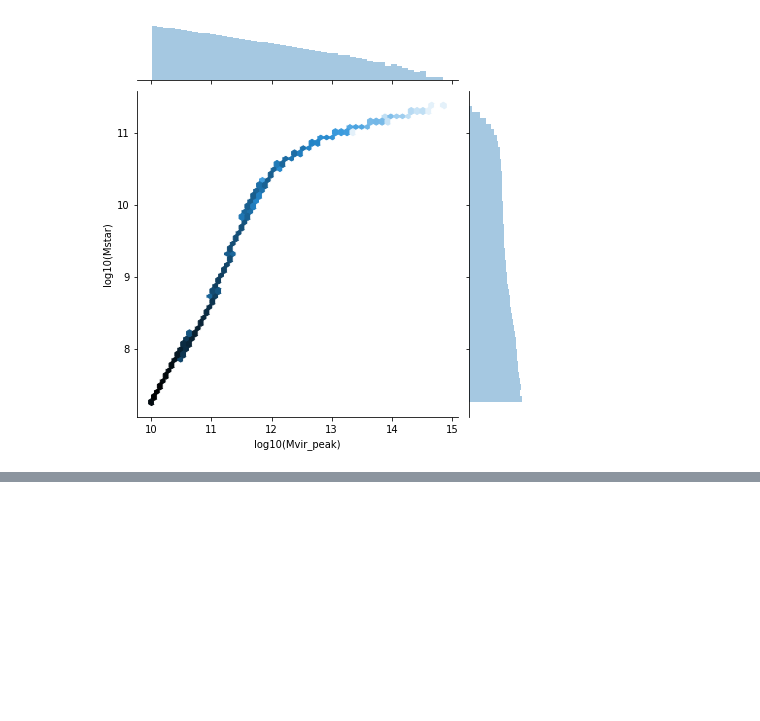
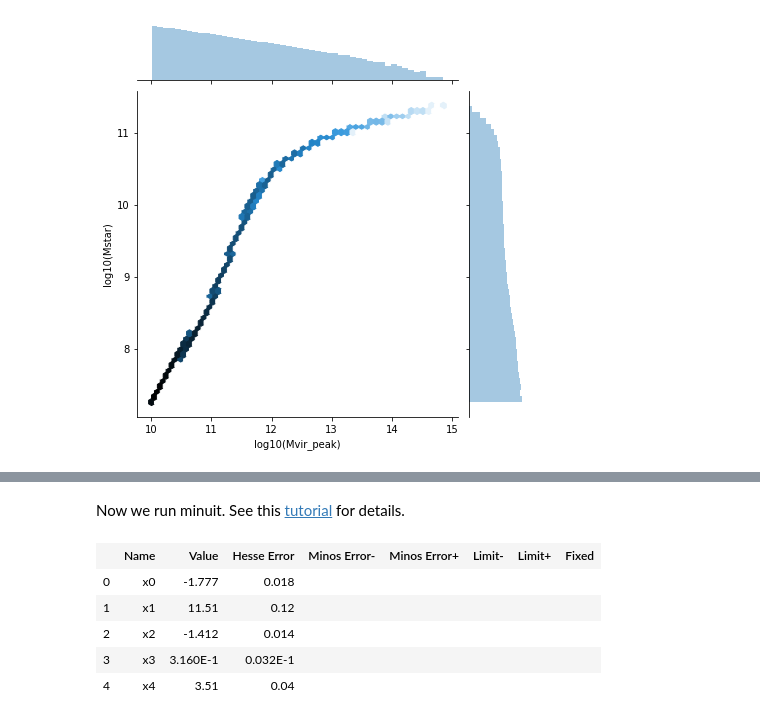
Before and after one commit to ArgonneCPAC/bnlhack19, a Jupyter notebook: notebooks/kernel_hist_end_to_end.ipynb, the cells around one changed output, grey strips where cells are left out. Cells and saved outputs as stored; diff of their text form; code cells hidden in the pictures; blank space fills up the shorter version.

```diff
--- a/notebooks/kernel_hist_end_to_end.ipynb
+++ b/notebooks/kernel_hist_end_to_end.ipynb
@@ -227,0 +303,19 @@ h_err = np.sqrt(h)
+# %% [markdown]
+Now we run minuit. See this [tutorial](https://nbviewer.jupyter.org/github/scikit-hep/iminuit/blob/master/tutorial/basic_tutorial.ipynb) for details.
+# %%
+m = Minuit.from_array_func(
+    data_ll.neglogprob,
+    DEFAULT_PARAMS,
+    error=np.abs(DEFAULT_PARAMS) * 0.01,
+    errordef=0.5,
+    print_level=0,
+    grad=data_ll.grad_neglogprob)
+
+m.get_param_states()
+# %% [output]
+|  | Name | Value | Hesse Error | Minos Error- | Minos Error+ | Limit- | Limit+ | Fixed |
+| 0 | x0 | -1.777 | 0.018 |  |  |  |  |  |
+| 1 | x1 | 11.51 | 0.12 |  |  |  |  |  |
+| 2 | x2 | -1.412 | 0.014 |  |  |  |  |  |
+| 3 | x3 | 3.160E-1 | 0.032E-1 |  |  |  |  |  |
+| 4 | x4 | 3.51 | 0.04 |  |  |  |  |  |
```
Also changed, not shown: parts of 31 cells of this notebook.
